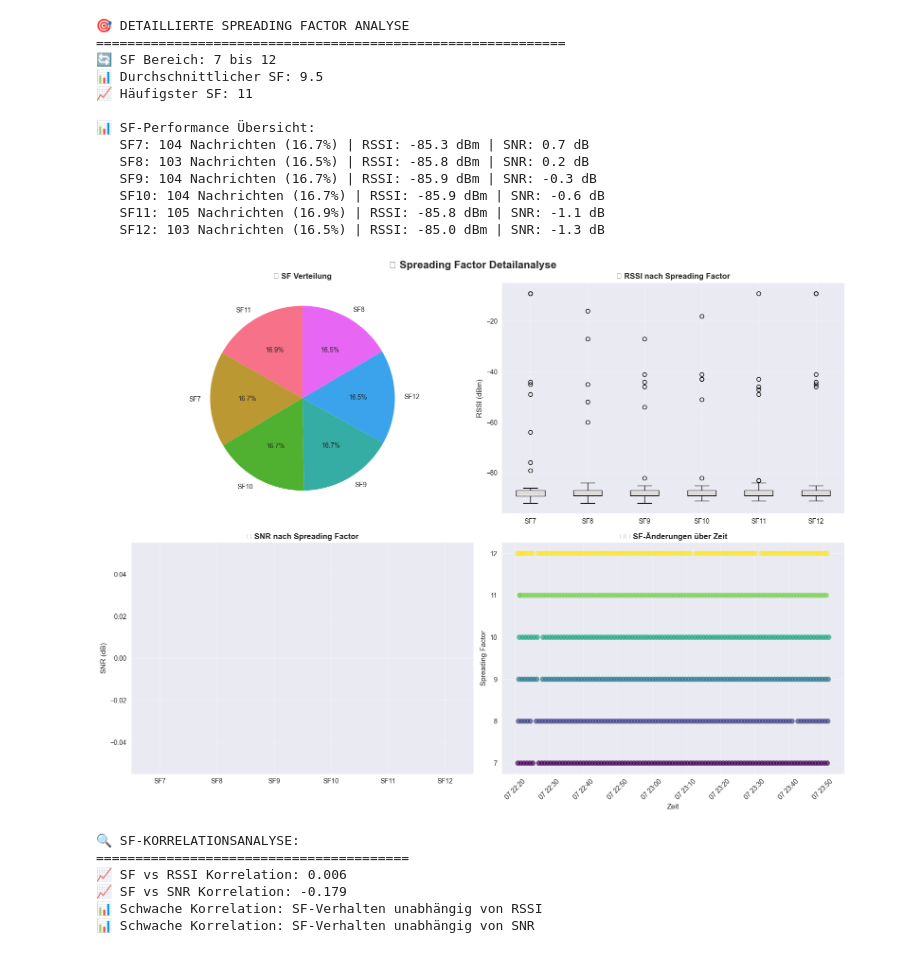
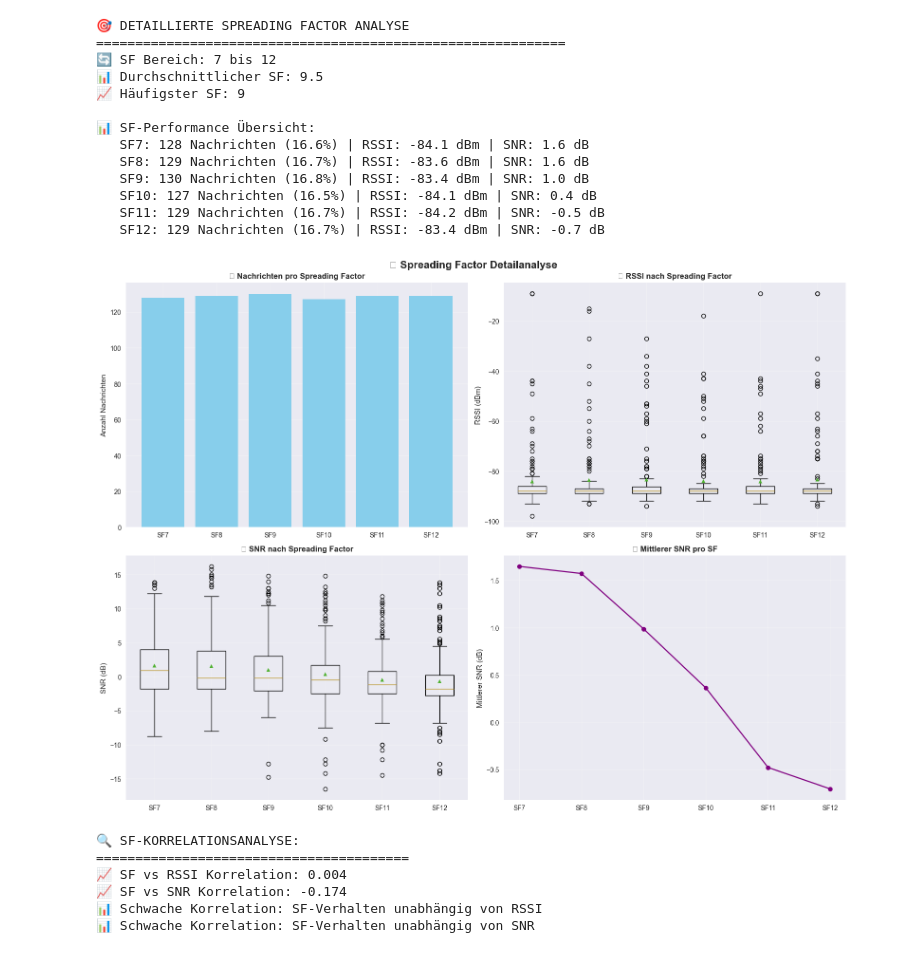
Before and after one commit to LutzWellensiek/gatewaylistener, a Jupyter notebook: Lora_Sesion_Data/LoRaWAN_SF_Analyzer_Working.ipynb, the cells around one changed output. Saved outputs shown, nothing was run; the diff lists cells and outputs as text; code cells hidden in the pictures.

```diff
--- a/Lora_Sesion_Data/LoRaWAN_SF_Analyzer_Working.ipynb
+++ b/Lora_Sesion_Data/LoRaWAN_SF_Analyzer_Working.ipynb
@@ -197,6 +75,6 @@ display_file_info(available_files)
 # %%
 # DATEIAUSWAHL - Ändern Sie hier die Zahl entsprechend der gewünschten Datei
-selected_file_index = 19  # Empfohlen: 19 (größte Datei mit 623 Messungen)
+selected_file_index = 5  # Empfohlen: 19 (größte Datei mit 623 Messungen)
 
 if 1 <= selected_file_index <= len(available_files):
     selected_file = available_files[selected_file_index - 1]
@@ -623,33 +205,35 @@ if len(df) > 0 and 'sf_numeric' in df.columns:
     fig, axes = plt.subplots(2, 2, figsize=(16, 12))
     fig.suptitle('🎯 Spreading Factor Detailanalyse', fontsize=16, fontweight='bold')
 
-    # 1. SF Verteilung (Pie Chart)
-    sf_counts = df['spreading_factor'].value_counts()
-    axes[0, 0].pie(sf_counts.values, labels=sf_counts.index, autopct='%1.1f%%', startangle=90)
-    axes[0, 0].set_title('🔄 SF Verteilung', fontweight='bold')
+    # 1. SF vs Anzahl Nachrichten (Bar Plot)
+    sf_counts = df['sf_numeric'].value_counts().sort_index()
+    axes[0, 0].bar([f'SF{int(sf)}' for sf in sf_counts.index], sf_counts.values, color='skyblue')
+    axes[0, 0].set_title('🔄 Nachrichten pro Spreading Factor', fontweight='bold')
+    axes[0, 0].set_ylabel('Anzahl Nachrichten')
+    axes[0, 0].grid(True, alpha=0.3)
 
     # 2. SF vs RSSI (Box Plot)
     sf_list = sorted(df['sf_numeric'].dropna().unique())
     rssi_by_sf = [df[df['sf_numeric'] == sf]['rssi_dbm'].values for sf in sf_list]
-    axes[0, 1].boxplot(rssi_by_sf, labels=[f'SF{int(sf)}' for sf in sf_list])
+    axes[0, 1].boxplot(rssi_by_sf, labels=[f'SF{int(sf)}' for sf in sf_list], showmeans=True)
     axes[0, 1].set_title('📶 RSSI nach Spreading Factor', fontweight='bold')
     axes[0, 1].set_ylabel('RSSI (dBm)')
     axes[0, 1].grid(True, alpha=0.3)
 
     # 3. SF vs SNR (Box Plot)
-    snr_by_sf = [df[df['sf_numeric'] == sf]['snr_db'].values for sf in sf_list]
-    axes[1, 0].boxplot(snr_by_sf, labels=[f'SF{int(sf)}' for sf in sf_list])
+    snr_by_sf = [df[(df['sf_numeric'] == sf) & pd.notna(df['snr_db'])]['snr_db'].values for sf in sf_list]
+    axes[1, 0].boxplot(snr_by_sf, labels=[f'SF{int(sf)}' for sf in sf_list], showmeans=True)
     axes[1, 0].set_title('📡 SNR nach Spreading Factor', fontweight='bold')
     axes[1, 0].set_ylabel('SNR (dB)')
     axes[1, 0].grid(True, alpha=0.3)
 
-    # 4. SF über Zeit
-    axes[1, 1].scatter(df['timestamp'], df['sf_numeric'], alpha=0.7, s=60, c=df['sf_numeric'], cmap='viridis')
-    axes[1, 1].set_title('⏱️ SF-Änderungen über Zeit', fontweight='bold')
-    axes[1, 1].set_xlabel('Zeit')
-    axes[1, 1].set_ylabel('Spreading Factor')
-    axes[1, 1].tick_params(axis='x', rotation=45)
+    # 4. SF vs SNR Mittelwert (Line Plot)
+    mean_snr_per_sf = [np.nanmean(snr) if len(snr) > 0 else np.nan for snr in snr_by_sf]
+    axes[1, 1].plot([f'SF{int(sf)}' for sf in sf_list], mean_snr_per_sf, marker='o', color='purple')
+    axes[1, 1].set_title('📈 Mittlerer SNR pro SF', fontweight='bold')
+    axes[1, 1].set_ylabel('Mittlerer SNR (dB)')
     axes[1, 1].grid(True, alpha=0.3)
+
 
     plt.tight_layout()
     plt.show()
@@ -662,45 +246,45 @@ if len(df) > 0 and 'sf_numeric' in df.columns:
     sf_rssi_corr = df['sf_numeric'].corr(df['rssi_dbm'])
     sf_snr_corr = df['sf_numeric'].corr(df['snr_db'])
 
     print(f"📈 SF vs RSSI Korrelation: {sf_rssi_corr:.3f}")
     print(f"📈 SF vs SNR Korrelation: {sf_snr_corr:.3f}")
 
     # Interpretation
     if sf_rssi_corr < -0.3:
         print("✅ Negative Korrelation: Höhere SF bei schlechterem RSSI (erwartetes Verhalten)")
     elif sf_rssi_corr > 0.3:
         print("⚠️ Positive Korrelation: Höhere SF bei besserem RSSI (unerwartet)")
     else:
         print("📊 Schwache Korrelation: SF-Verhalten unabhängig von RSSI")
 
     if sf_snr_corr < -0.3:
         print("✅ Negative Korrelation: Höhere SF bei schlechterem SNR (erwartetes Verhalten)")
     elif sf_snr_corr > 0.3:
         print("⚠️ Positive Korrelation: Höhere SF bei besserem SNR (unerwartet)")
     else:
         print("📊 Schwache Korrelation: SF-Verhalten unabhängig von SNR")
 
 else:
     print("⚠️ Keine SF-Daten für Analyse verfügbar")
 # %% [output]
 🎯 DETAILLIERTE SPREADING FACTOR ANALYSE
 ============================================================
 🔄 SF Bereich: 7 bis 12
 📊 Durchschnittlicher SF: 9.5
-📈 Häufigster SF: 11
+📈 Häufigster SF: 9
 
 📊 SF-Performance Übersicht:
-   SF7: 104 Nachrichten (16.7%) | RSSI: -85.3 dBm | SNR: 0.7 dB
-   SF8: 103 Nachrichten (16.5%) | RSSI: -85.8 dBm | SNR: 0.2 dB
-   SF9: 104 Nachrichten (16.7%) | RSSI: -85.9 dBm | SNR: -0.3 dB
-   SF10: 104 Nachrichten (16.7%) | RSSI: -85.9 dBm | SNR: -0.6 dB
-   SF11: 105 Nachrichten (16.9%) | RSSI: -85.8 dBm | SNR: -1.1 dB
-   SF12: 103 Nachrichten (16.5%) | RSSI: -85.0 dBm | SNR: -1.3 dB
+   SF7: 128 Nachrichten (16.6%) | RSSI: -84.1 dBm | SNR: 1.6 dB
+   SF8: 129 Nachrichten (16.7%) | RSSI: -83.6 dBm | SNR: 1.6 dB
+   SF9: 130 Nachrichten (16.8%) | RSSI: -83.4 dBm | SNR: 1.0 dB
+   SF10: 127 Nachrichten (16.5%) | RSSI: -84.1 dBm | SNR: 0.4 dB
+   SF11: 129 Nachrichten (16.7%) | RSSI: -84.2 dBm | SNR: -0.5 dB
+   SF12: 129 Nachrichten (16.7%) | RSSI: -83.4 dBm | SNR: -0.7 dB
-[figure, old version]
+[figure, new version]
 🔍 SF-KORRELATIONSANALYSE:
 ========================================
-📈 SF vs RSSI Korrelation: 0.006
-📈 SF vs SNR Korrelation: -0.179
+📈 SF vs RSSI Korrelation: 0.004
+📈 SF vs SNR Korrelation: -0.174
 📊 Schwache Korrelation: SF-Verhalten unabhängig von RSSI
 📊 Schwache Korrelation: SF-Verhalten unabhängig von SNR
 # %%
```
Also changed, not shown: parts of 19 cells of this notebook, 27 other files.
